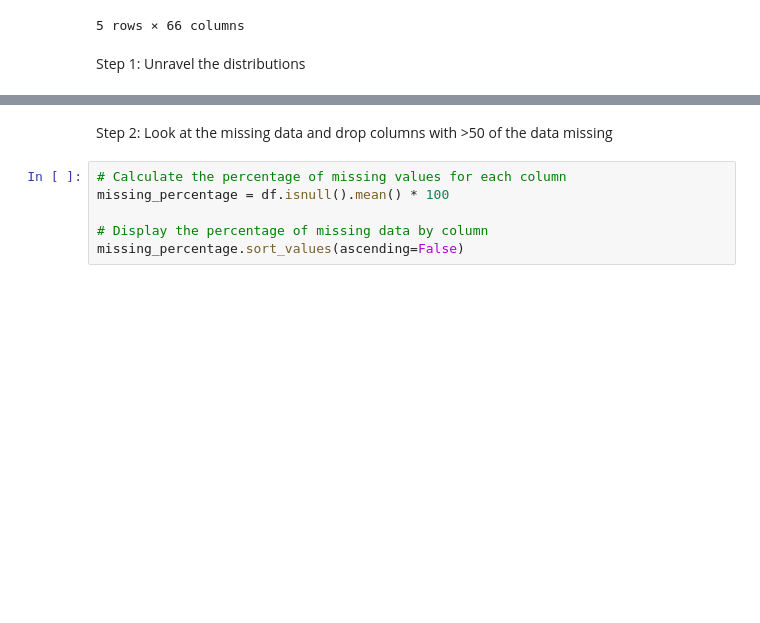
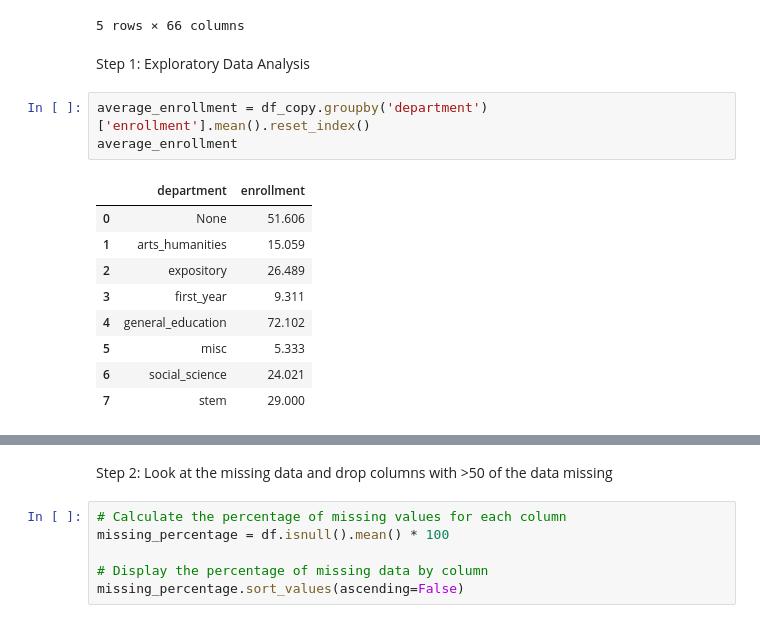
Before and after one commit to MattHAndrews/cs109a_final_project, a Jupyter notebook: Project.ipynb, the cells around one changed output, grey strips where cells are left out. Saved outputs shown, nothing was run; the diff lists cells and outputs as text; blank space fills up the shorter version.

```diff
--- a/Project.ipynb
+++ b/Project.ipynb
@@ -291,5 +291,18 @@ df_copy.head()
 | 3 | 1522891657-18200 | https://course-evaluation-reports... | AFRAMER 175: Introduction to Afri... | [] | 2006 | fall | Introduction to African Music | ... |
 | 4 | 1522891495-18013 | https://course-evaluation-reports... | AFRAMER 190: African-American Fam... | [] | 2006 | fall | African-American Families: Politi... | ... |
 5 rows × 66 columns
-# %% [markdown]
-Step 1: Unravel the distributions
+# %% [markdown]
+Step 1: Exploratory Data Analysis
+# %%
+average_enrollment = df_copy.groupby('department')['enrollment'].mean().reset_index()
+average_enrollment
+# %% [output]
+|  | department | enrollment |
+| 0 | None | 51.606 |
+| 1 | arts_humanities | 15.059 |
+| 2 | expository | 26.489 |
+| 3 | first_year | 9.311 |
+| 4 | general_education | 72.102 |
+| 5 | misc | 5.333 |
+| 6 | social_science | 24.021 |
+| 7 | stem | 29.000 |
```
Also changed, not shown: parts of 4 cells of this notebook.
